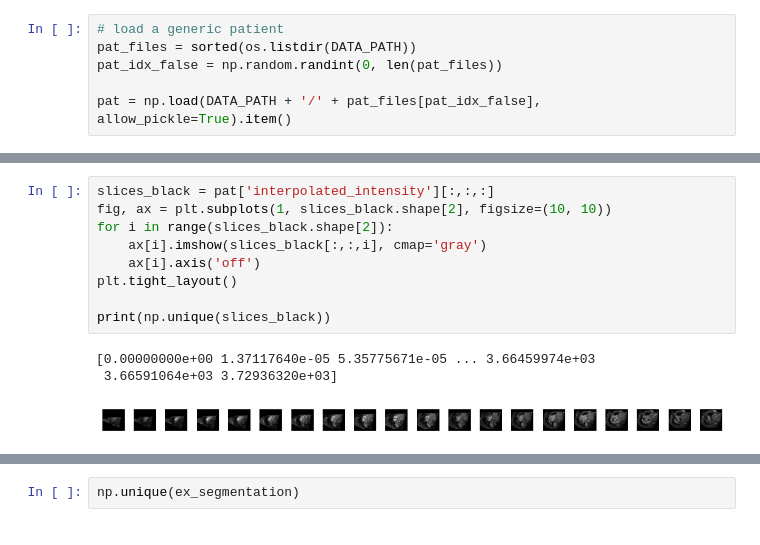
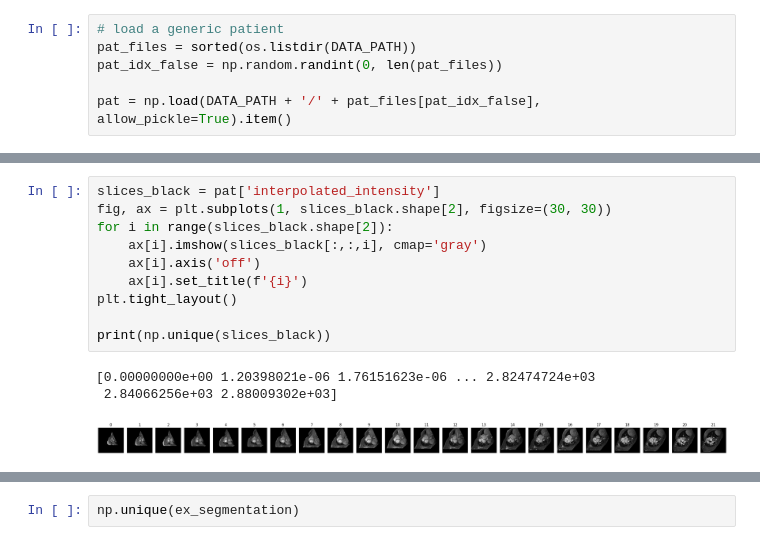
Before and after one commit to paolodc5/CMR_synthesis, a Jupyter notebook: mt_DIDC_analysis.ipynb, the cells around one changed output, grey strips where cells are left out. Saved outputs shown, nothing was run; the diff lists cells and outputs as text.

```diff
--- a/mt_DIDC_analysis.ipynb
+++ b/mt_DIDC_analysis.ipynb
@@ -126,14 +132,15 @@ Slice number: 9
 # %%
-slices_black = pat['interpolated_intensity'][:,:,:]
-fig, ax = plt.subplots(1, slices_black.shape[2], figsize=(10, 10))
+slices_black = pat['interpolated_intensity']
+fig, ax = plt.subplots(1, slices_black.shape[2], figsize=(30, 30))
 for i in range(slices_black.shape[2]):
     ax[i].imshow(slices_black[:,:,i], cmap='gray')
     ax[i].axis('off')
+    ax[i].set_title(f'{i}')
 plt.tight_layout()
 
 print(np.unique(slices_black))
 # %% [output]
-[0.00000000e+00 1.37117640e-05 5.35775671e-05 ... 3.66459974e+03
- 3.66591064e+03 3.72936320e+03]
+[0.00000000e+00 1.20398021e-06 1.76151623e-06 ... 2.82474724e+03
+ 2.84066256e+03 2.88009302e+03]
-[figure, old version]
+[figure, new version]
 # %%
```
Also changed, not shown: parts of 33 cells of this notebook, 3 other files.
